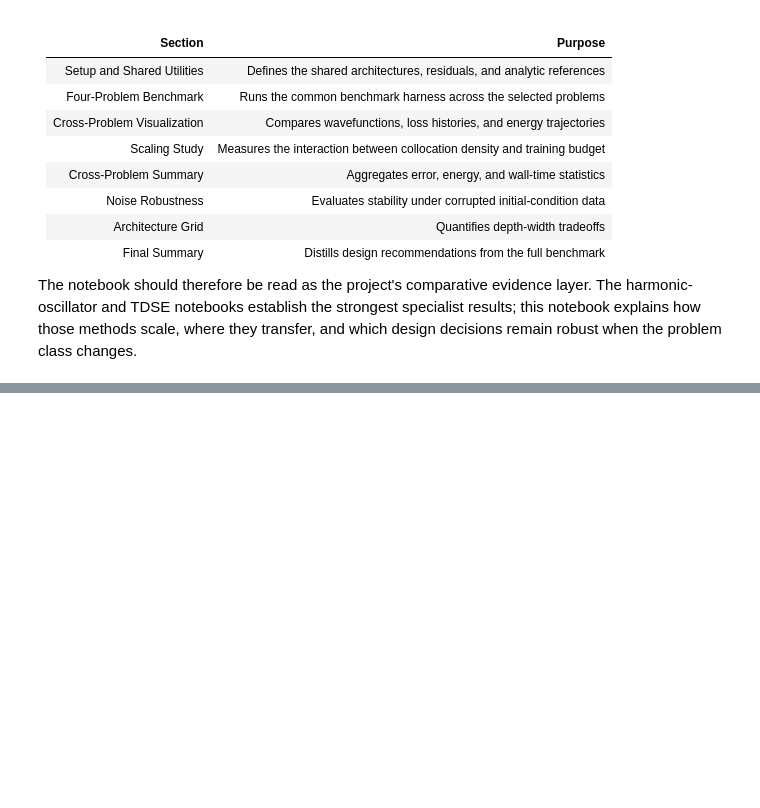
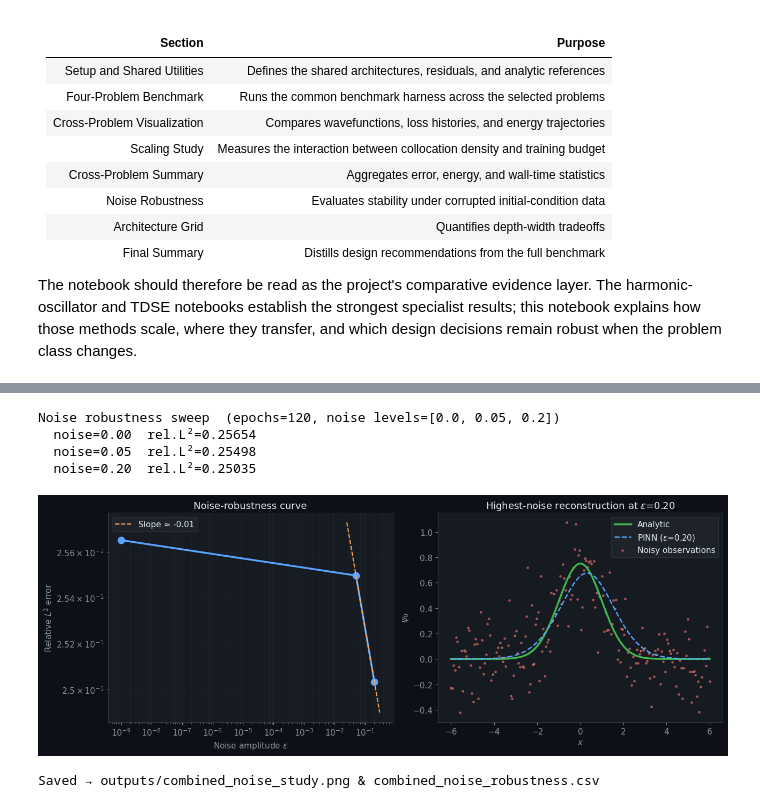
Before and after one commit to thmolena/QuantumPINNs-Physics-Informed-Neural-Networks-for-Quantum-Relevant-Physical-Modeling, a Jupyter notebook: notebooks/quantum_pinn_combined.ipynb, the cells around one changed output, grey strips where cells are left out. Cells and saved outputs as stored; diff of their text form; code cells hidden in the pictures; blank space fills up the shorter version.

```diff
--- a/notebooks/quantum_pinn_combined.ipynb
+++ b/notebooks/quantum_pinn_combined.ipynb
@@ -588,24 +577,8 @@ print('\nSaved → outputs/combined_summary.csv & combined_summary_barchart.png'
 # %%
-# ── Noise Robustness Study ─────────────────────────────────────────────────
-#
-# Real experimental data is noisy. This study answers:
-#   "If the IC/data we provide to the PINN is corrupted by noise amplitude ε,
-#    how much does the final wavefunction error grow?"
-#
-# Protocol:
-#   1. Generate exact ψ_0(x) at N=200 data points.
-#   2. Add Gaussian noise: ψ̃(x_j) = ψ(x_j) + ε · η_j,  η_j ~ N(0,1).
-#   3. Train PINN with a *data fitting* loss L_data = mean|ψ̂(x_j) − ψ̃(x_j)|².
-#   4. Measure error against the *noiseless* analytic solution.
-#
-# PINNs are naturally noise-robust because the PDE residual loss acts as a
-# physics-based regulariser — even with noisy data, the network must satisfy
-# the Schrödinger equation, which prevents overfitting to noise.
-#
-# Expected result: error scales roughly as ε^α for some α < 1 (weaker than
-# noise, due to the PDE regularisation).
+# Noise-robustness experiment for the stationary-state branch.
+# The purpose of this cell is to test whether the PDE residual acts as a physically
+# grounded regularizer when the supplied initial-condition data are corrupted.
 
-# Reduce noise levels in TUTORIAL_MODE
 noise_levels = [0.0, 0.05, 0.20] if TUTORIAL_MODE else [0.0, 0.01, 0.02, 0.05, 0.10, 0.20]
 noise_errors = []
 noise_epochs = T(1500)
@@ -621,18 +594,18 @@ for noise_amp in noise_levels:
 
     x_col = torch.linspace(-6, 6, 600).unsqueeze(1)
     dx = x_col[1] - x_col[0]
-    m  = GaussianEnvPINN(hidden=32, n_layers=4)
-    E  = nn.Parameter(torch.tensor([0.5]))
+    m = GaussianEnvPINN(hidden=32, n_layers=4)
+    E = nn.Parameter(torch.tensor([0.5]))
     opt = torch.optim.Adam(list(m.parameters()) + [E], lr=1e-3)
 
     for ep in range(noise_epochs):
         opt.zero_grad()
         res = tise_residual(m, x_col, E)
         psi_c = m(x_col.detach())
-        nrm   = (psi_c**2 * dx).sum()
+        nrm = (psi_c**2 * dx).sum()
         psi_d = m(x_data)
         L_data = ((psi_d - noisy)**2).mean()
-        loss   = (res**2).mean() + 5.0 * (nrm - 1)**2 + 2.0 * L_data
+        loss = (res**2).mean() + 5.0 * (nrm - 1)**2 + 2.0 * L_data
         loss.backward()
         opt.step()
 
@@ -648,65 +621,74 @@ for noise_amp in noise_levels:
     noise_errors.append(err)
     print(f'  noise={noise_amp:.2f}  rel.L²={err:.5f}')
 
-# Plot noise robustness
 fig, axes = plt.subplots(1, 2, figsize=(13, 5), facecolor='#0d1117')
 for ax in axes:
     ax.set_facecolor('#161b22')
     for sp in ax.spines.values(): sp.set_edgecolor('#30363d')
     ax.tick_params(colors='#8b949e')
 
-axes[0].semilogy([n+1e-9 for n in noise_levels], [e+1e-9 for e in noise_errors],
+axes[0].semilogy([n + 1e-9 for n in noise_levels], [e + 1e-9 for e in noise_errors],
                  'o-', color='#58a6ff', lw=2.5, ms=9)
 if len(noise_levels) >= 3:
-    # Try to fit power law on non-zero noise points
     nz_nl = [n for n in noise_levels if n > 0]
     nz_ne = [noise_errors[i] for i, n in enumerate(noise_levels) if n > 0]
     if len(nz_nl) >= 2:
-        slope_n, intercept_n = np.polyfit(np.log(nz_nl), np.log([e+1e-12 for e in nz_ne]), 1)
-        n_fit = np.array([min(nz_nl)*0.5, max(nz_nl)*1.5])
+        slope_n, intercept_n = np.polyfit(np.log(nz_nl), np.log([e + 1e-12 for e in nz_ne]), 1)
+        n_fit = np.array([min(nz_nl) * 0.5, max(nz_nl) * 1.5])
         axes[0].loglog(n_fit, np.exp(intercept_n) * n_fit**slope_n, '--', color='#ffa657', lw=1.5,
                        label=f'Slope ≈ {slope_n:.2f}')
         axes[0].legend(facecolor='#21262d', edgecolor='#30363d', labelcolor='#e6edf3')
 axes[0].set_xlabel('Noise amplitude $\\epsilon$', color='#8b949e')
-axes[0].set_ylabel('Rel. $L^2$ Error', color='#8b949e')
-axes[0].set_title('Noise Robustness\nRel. $L^2$ vs noise amplitude', color='#e6edf3')
+axes[0].set_ylabel('Relative $L^2$ error', color='#8b949e')
+axes[0].set_title('Noise-robustness curve', color='#e6edf3')
 axes[0].grid(True, which='both', color='#21262d', lw=0.4)
 
-# Wavefunction at highest noise
+# The second panel shows the highest-noise reconstruction against the analytic
+# reference to illustrate how the PDE residual suppresses overfitting to noise.
 torch.manual_seed(0)
 noisy_high = psi_clean + max(noise_levels) * torch.randn_like(psi_clean)
 x_ev = np.linspace(-6, 6, 400)
 m_noise = GaussianEnvPINN(hidden=32, n_layers=4)
 E_n = nn.Parameter(torch.tensor([0.5]))
 opt_n = torch.optim.Adam(list(m_noise.parameters()) + [E_n], lr=1e-3)
-x_col = torch.linspace(-6, 6, 600).unsqueeze(1); dx = x_col[1] - x_col[0]
+x_col = torch.linspace(-6, 6, 600).unsqueeze(1)
+dx = x_col[1] - x_col[0]
 for ep in range(noise_epochs):
     opt_n.zero_grad()
     res = tise_residual(m_noise, x_col, E_n)
-    psi_c = m_noise(x_col.detach()); nrm = (psi_c**2 * dx).sum()
+    psi_c = m_noise(x_col.detach())
+    nrm = (psi_c**2 * dx).sum()
     psi_d = m_noise(x_data)
-    loss = (res**2).mean() + 5.0*(nrm-1)**2 + 2.0*((psi_d - noisy_high)**2).mean()
+    loss = (res**2).mean() + 5.0 * (nrm - 1)**2 + 2.0 * ((psi_d - noisy_high)**2).mean()
     loss.backward(); opt_n.step()
 m_noise.eval()
 with torch.no_grad():
     p_n = m_noise(torch.tensor(x_ev, dtype=torch.float32).unsqueeze(1)).numpy().flatten()
 pe = analytic_psi(0, x_ev)
 if np.sign(p_n[200]) != np.sign(pe[200]): p_n = -p_n
 p_n /= np.sqrt(np.trapezoid(p_n**2, x_ev))
 
-axes[1].plot(x_ev, pe,  '-',  color='#3fb950', lw=2.5, label='Analytic')
+axes[1].plot(x_ev, pe, '-', color='#3fb950', lw=2.5, label='Analytic')
 axes[1].plot(x_ev, p_n, '--', color='#58a6ff', lw=1.8, label=f'PINN ($\\epsilon$={max(noise_levels):.2f})')
 axes[1].scatter(x_data.numpy().flatten(), noisy_high.numpy().flatten(),
-                s=6, c='#ff7b72', alpha=0.5, label='Noisy IC obs.')
-axes[1].set_xlabel('$x$', color='#8b949e'); axes[1].set_ylabel('$\\psi_0$', color='#8b949e')
-axes[1].set_title(f'PINN vs Analytic at $\\epsilon$={max(noise_levels):.2f}\n(PINN regularises beyond the noise)', color='#e6edf3')
+                s=6, c='#ff7b72', alpha=0.5, label='Noisy observations')
+axes[1].set_xlabel('$x$', color='#8b949e')
+axes[1].set_ylabel('$\\psi_0$', color='#8b949e')
+axes[1].set_title(f'Highest-noise reconstruction at $\\epsilon$={max(noise_levels):.2f}', color='#e6edf3')
 axes[1].legend(facecolor='#21262d', edgecolor='#30363d', labelcolor='#e6edf3')
 
 plt.tight_layout()
 plt.savefig('../outputs/combined_noise_study.png', dpi=150, bbox_inches='tight', facecolor='#0d1117')
 plt.show()
 
 df_noise = pd.DataFrame({'noise_amp': noise_levels, 'rel_l2': noise_errors})
 df_noise.to_csv('../outputs/combined_noise_robustness.csv', index=False)
 print('Saved → outputs/combined_noise_study.png & combined_noise_robustness.csv')
+# %% [output]
+Noise robustness sweep  (epochs=120, noise levels=[0.0, 0.05, 0.2])
+  noise=0.00  rel.L²=0.25654
+  noise=0.05  rel.L²=0.25498
+  noise=0.20  rel.L²=0.25035
+[figure, added]
+Saved → outputs/combined_noise_study.png & combined_noise_robustness.csv
 # %%
```
Also changed, not shown: parts of 8 cells of this notebook.
